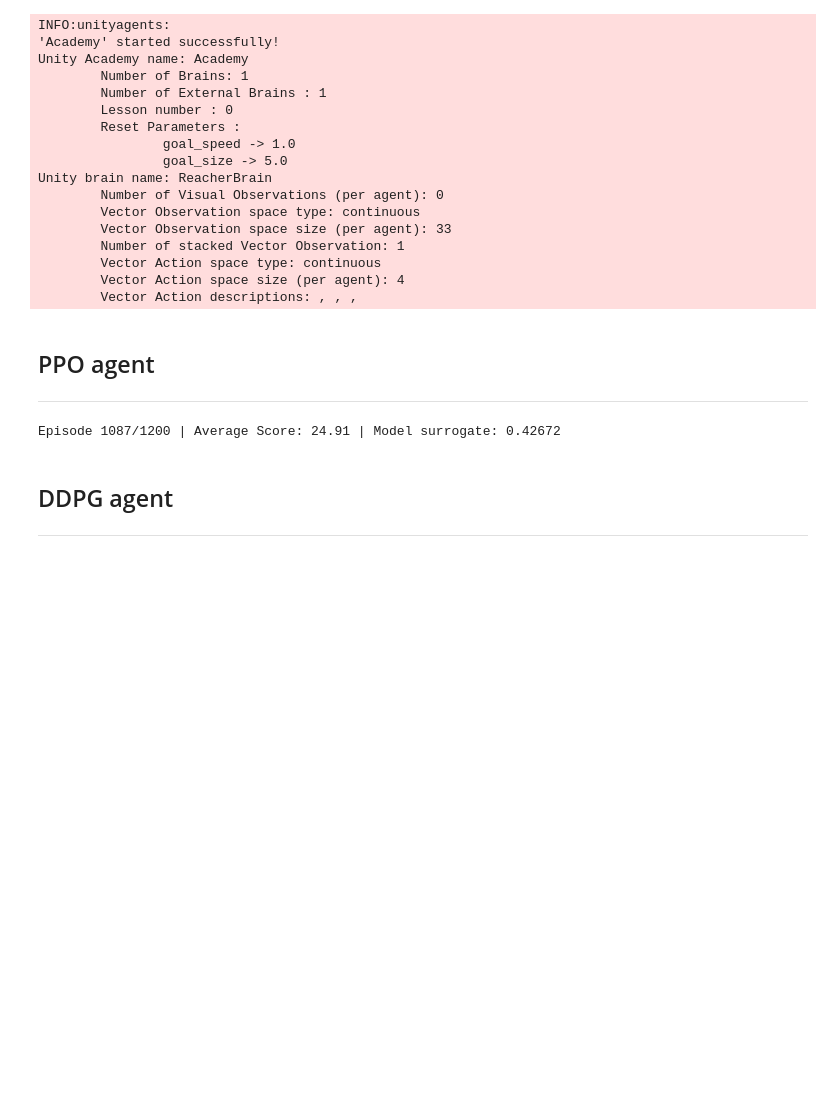
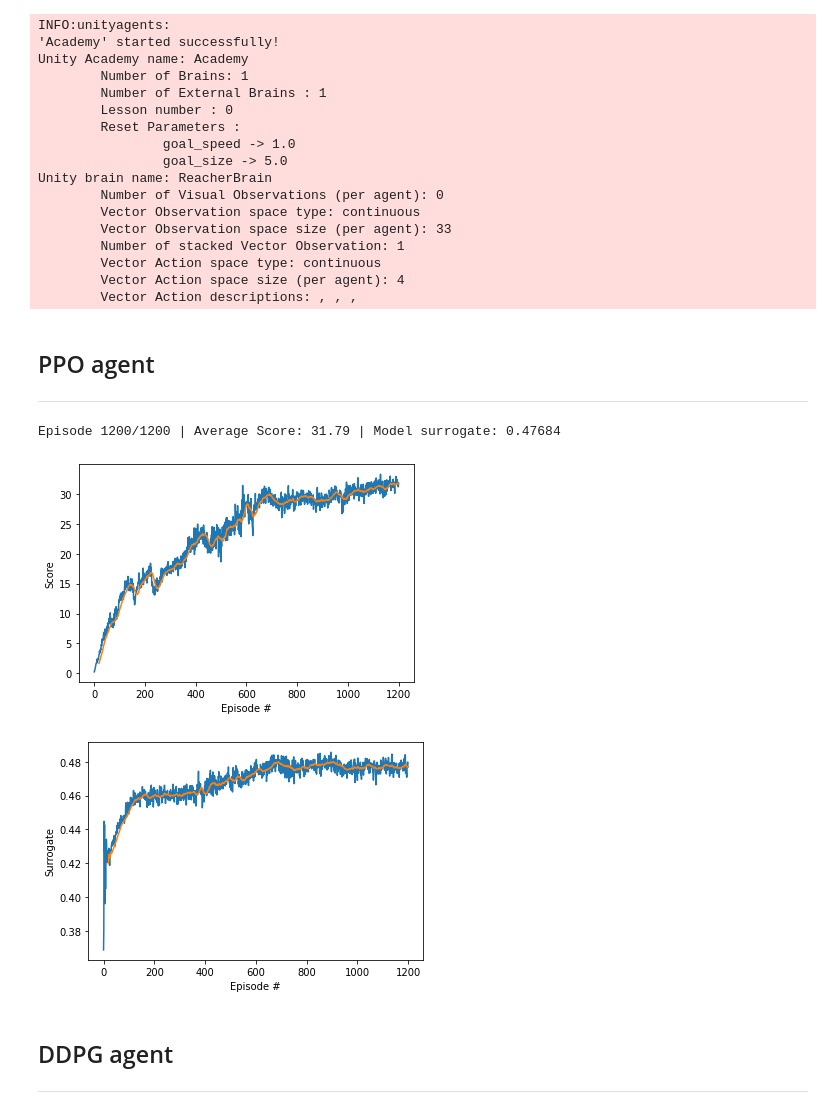
Before and after one commit to guillaumeboniface/reacher, a Jupyter notebook: solution_walkthrough.ipynb, the cells around one changed output. Cells and saved outputs as stored; diff of their text form; code cells hidden in the pictures; blank space fills up the shorter version.

```diff
--- a/solution_walkthrough.ipynb
+++ b/solution_walkthrough.ipynb
@@ -69,27 +69,33 @@ def plot_results(series, names):
 # %%
 class Config:
     def __init__(self):
+        self.state_size = 33
+        self.action_size = 4
+        self.num_agents = 20
+
         self.num_episodes = 1200
         self.std = 0.5
         self.epsilon_start = 0.1
         self.epsilon_decay = 1
         self.learning_rate = 5e-4
         self.train_iterations = 4
         self.gamma = 0.99
         self.mlp_specs = (200, 150, 150)
         self.update_every = 200
         self.max_memory = 200
         self.tau = 1e-3
 
     def as_dict(self):
         return self.__dict__
 
 
-controller = PPOController(env, brain_name, Config())
-ppo_scores, surrogates = controller.solve()
-plot_results(ppo_scores, surrogates)
+ppo_controller = PPOController(env, brain_name, Config())
+ppo_scores, surrogates = ppo_controller.solve()
+plot_results((ppo_scores, surrogates), ('Score', 'Surrogate'))
 # %% [output]
-Episode 1087/1200 | Average Score: 24.91 | Model surrogate: 0.42672
+Episode 1200/1200 | Average Score: 31.79 | Model surrogate: 0.47684
+[figure, added]
+[figure, added]
 # %% [markdown]
 ## DDPG agent
 
```
Also changed, not shown: parts of 5 cells of this notebook, 9 other files.
